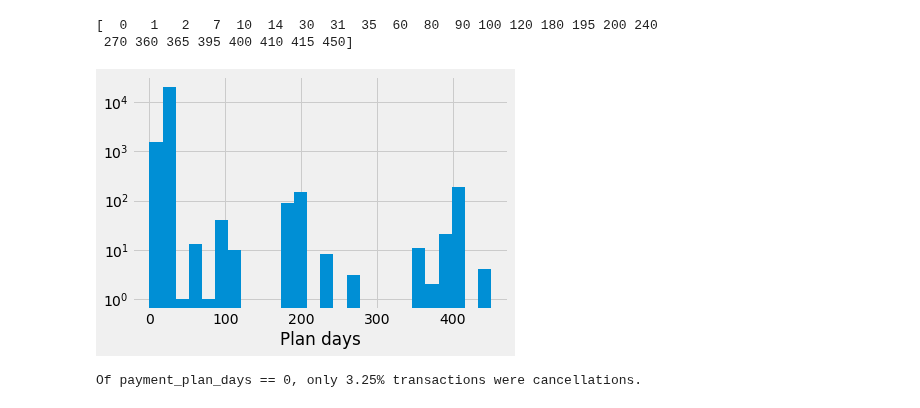
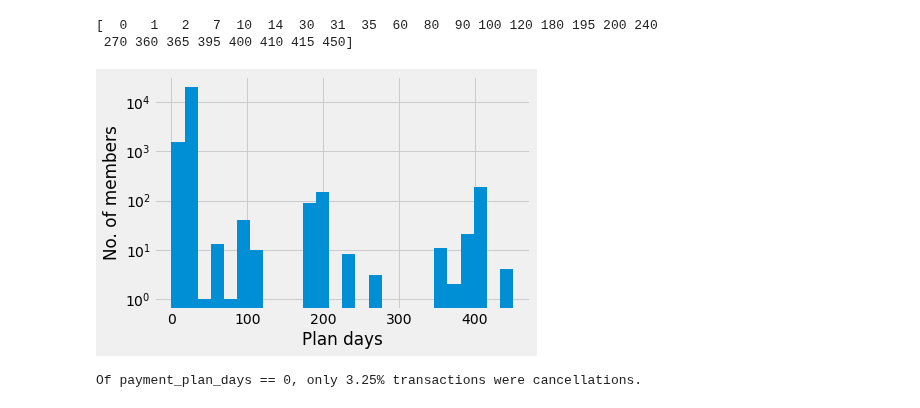
Before and after one commit to ysereda/Springboard, a Jupyter notebook: Capstone2_CustomerChurn.ipynb, the cells around one changed output. Drawn from its saved outputs; the diff is of its cells as text; code cells hidden in the pictures.

```diff
--- a/Capstone2_CustomerChurn.ipynb
+++ b/Capstone2_CustomerChurn.ipynb
@@ -75,12 +75,12 @@ Path("./data/churn").mkdir(parents=True, exist_ok=True)
 # Read in all data
 members = pd.read_csv('https://raw.githubusercontent.com/springboard-curriculum/featuretools/master/data/members.csv',
                       parse_dates=['registration_init_time'],
-                      infer_datetime_format = True)
+                      infer_datetime_format = True, index_col=False)
 
 trans = pd.read_csv('https://raw.githubusercontent.com/springboard-curriculum/featuretools/master/data/transactions.csv',
                    parse_dates=['transaction_date', 'membership_expire_date'],
-                    infer_datetime_format = True)
+                    infer_datetime_format = True, index_col=False)
 
-logs = pd.read_csv(f'https://raw.githubusercontent.com/springboard-curriculum/featuretools/master/data/logs.csv', parse_dates = ['date'])
+logs = pd.read_csv(f'https://raw.githubusercontent.com/springboard-curriculum/featuretools/master/data/logs.csv', parse_dates = ['date'], index_col=False)
 
-cutoff_times = pd.read_csv(f'https://raw.githubusercontent.com/springboard-curriculum/featuretools/master/data/MS-31_labels.csv', parse_dates = ['cutoff_time'])
+cutoff_times = pd.read_csv(f'https://raw.githubusercontent.com/springboard-curriculum/featuretools/master/data/MS-31_labels.csv', parse_dates = ['cutoff_time'], index_col=False)
@@ -609,9 +583,10 @@ print(np.sort(trans.payment_plan_days.unique()))
 # %%
 plt.semilogy();
 trans.payment_plan_days.hist(bins=nu(trans.payment_plan_days));
 plt.xlabel('Plan days');
+plt.ylabel("No. of members");
 # %% [output]
-[figure, old version]
+[figure, new version]
 # %%
 print(f"Of payment_plan_days == 0, only {round(100*trans.loc[trans.payment_plan_days == 0].is_cancel.sum()/trans.loc[trans.payment_plan_days == 0].is_cancel.shape[0],2)}% transactions were cancellations.")
 # %% [output]
```
Also changed, not shown: parts of 247 cells of this notebook, 2 other files.
